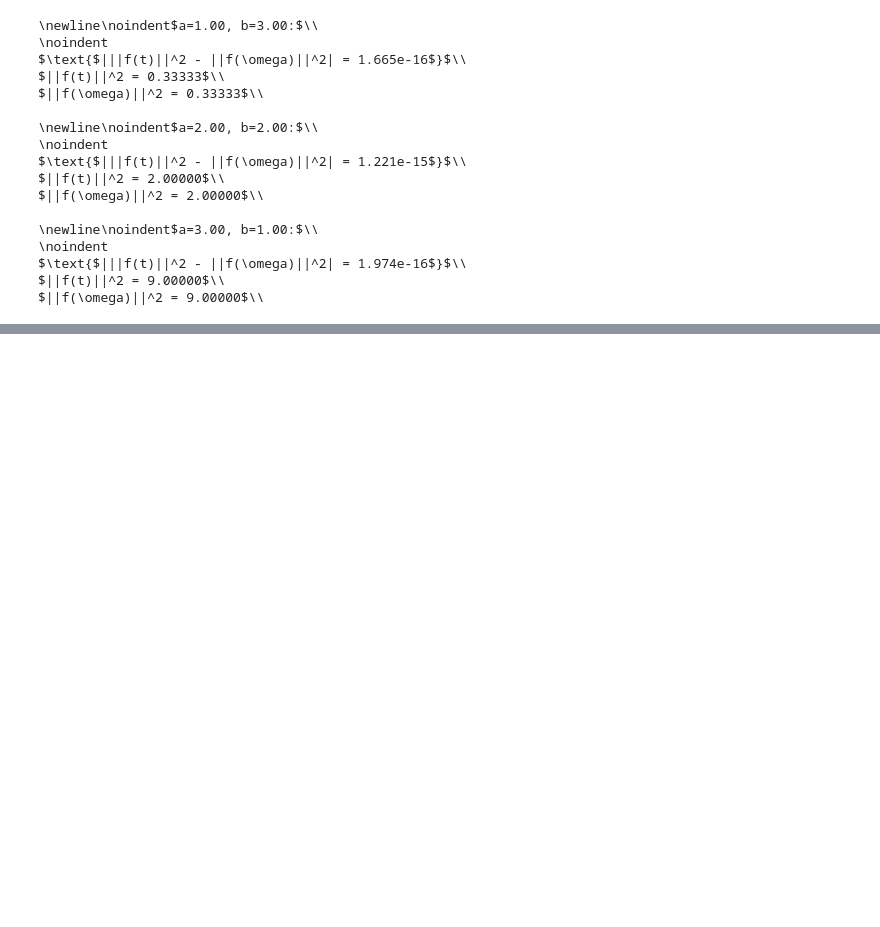
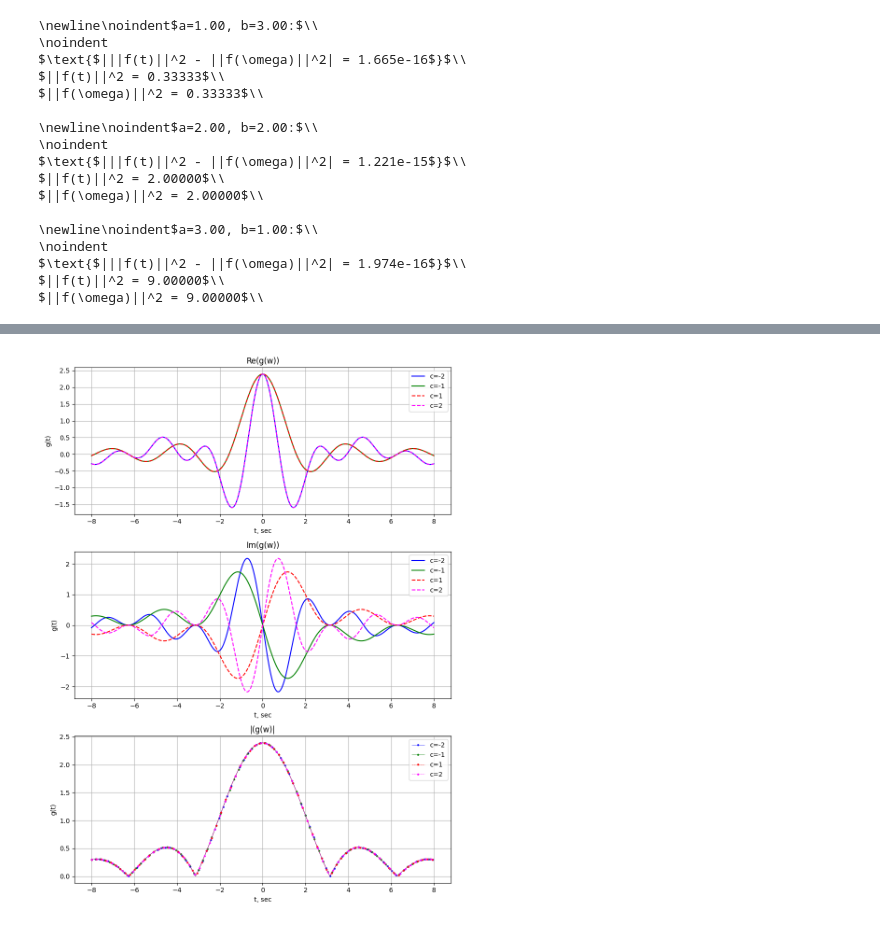
Before and after one commit to n-sukhov/ITMO-courses, a Jupyter notebook: Fourier_Methods/Lab2/Lab2.ipynb, the cells around one changed output, grey strips where cells are left out. Cells and saved outputs as stored; diff of their text form; code cells hidden in the pictures; blank space fills up the shorter version.

```diff
--- a/Fourier_Methods/Lab2/Lab2.ipynb
+++ b/Fourier_Methods/Lab2/Lab2.ipynb
@@ -303,0 +340,44 @@ $||f(\omega)||^2 = 9.00000$\\
+# %%
+Re_gw = [np.real(gw_i) for gw_i in gw]
+Im_gw = [np.imag(gw_i) for gw_i in gw]
+abs_gw = [np.abs(gw_i) for gw_i in gw]
+# %%
+linestyles = ['-', '-', '--', '--']
+Re_gw_plot = (
+    [w_space] * len(c_coefs),
+    Re_gw,
+    labels,
+    "t, sec", "g(t)",
+    colors, linestyles,
+    [1.5]*len(c_coefs),
+    [None]*len(c_coefs),
+    [None]*len(c_coefs),
+    'Re(g(w))'
+)
+Im_gw_plot = (
+    [w_space] * len(c_coefs),
+    Im_gw,
+    labels,
+    "t, sec", "g(t)",
+    colors, linestyles,
+    [1.5]*len(c_coefs),
+    [None]*len(c_coefs),
+    [None]*len(c_coefs),
+    'Im(g(w))'
+)
+abs_gw_plot = (
+    [w_space] * len(c_coefs),
+    abs_gw,
+    labels,
+    "t, sec", "g(t)",
+    colors, linestyles,
+    [0.5]*len(c_coefs),
+    ['o', 'o', 'o', 'o'],
+    [2]*len(c_coefs),
+    '|(g(w)|', [12,13,14,15]
+)
+subplot_data3 = [[Re_gw_plot], [Im_gw_plot], [abs_gw_plot]]
+# %%
+draw_plots(rows=3, cols=1, width=9, height=12, subplot_data=subplot_data3)
+# %% [output]
+[figure, added]
```
Also changed, not shown: parts of 5 cells of this notebook, 1 other file.
